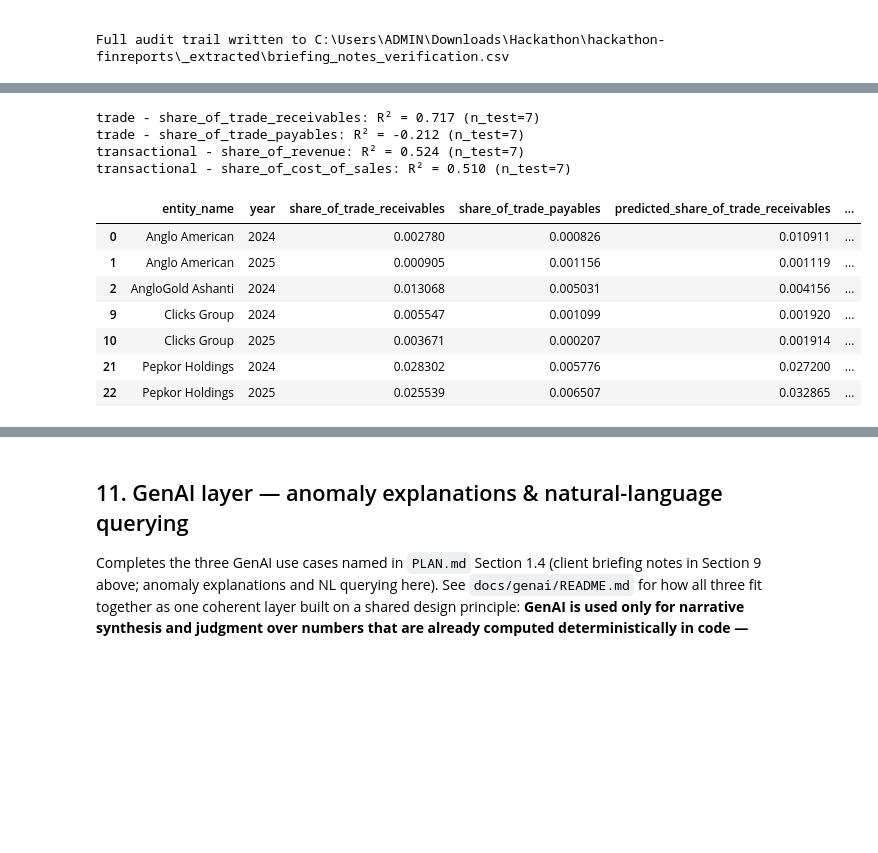
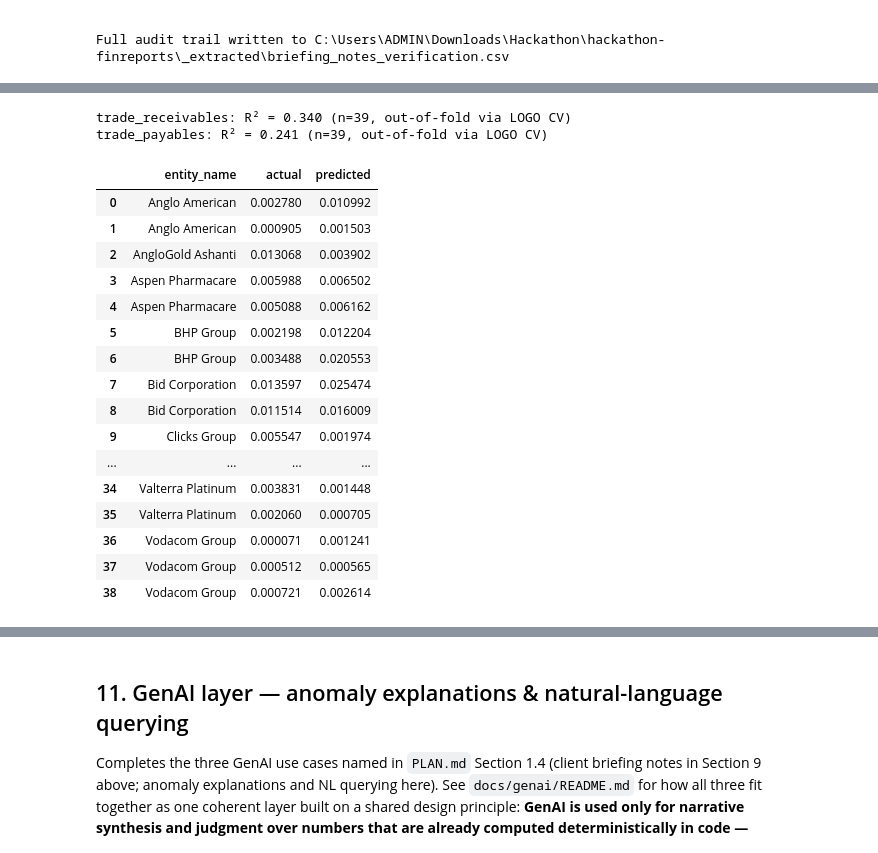
Before and after one commit to wiz-20/Root3, a Jupyter notebook: wallet_engine.ipynb, the cells around one changed output, grey strips where cells are left out. Drawn from its saved outputs; the diff is of its cells as text; code cells hidden in the pictures; blank space fills up the shorter version.

```diff
--- a/wallet_engine.ipynb
+++ b/wallet_engine.ipynb
@@ -386,42 +386,40 @@ def evaluate_pillar(name, X_cols, y_cols, internal_df, external_cols_ren):
 # %%
-trade_internal = pd.read_csv(GOLD_DIR / "trade_finance_gold.csv")
-trade_results = evaluate_pillar(
-    "trade",
-    X_cols=["synbank_trade_receivables", "synbank_trade_payables"],
-    y_cols={
-        "share_of_trade_receivables": ("synbank_trade_receivables", "trade_receivables"),
-        "share_of_trade_payables": ("synbank_trade_payables", "trade_payables"),
-    },
-    internal_df=trade_internal,
-    external_cols_ren={"trade_receivables_zar_m": "trade_receivables", "trade_payables_zar_m": "trade_payables"},
+def logo_results(X, y, groups, target_name, entity_col=None):
+    """Re-run elastic_net's LOGO CV at its best hyperparameters to get one honest
+    out-of-fold prediction per row (not a random subset) for the scatter plots below."""
+    best = elastic_net.best[target_name]
+    preds = elastic_net.logo_elastic_net_predictions(X, y, groups, best["alpha"], best["l1_ratio"])
+    results = pd.DataFrame({"entity_name": groups.values, "actual": y.values, "predicted": preds})
+    r2 = r2_score(results["actual"], results["predicted"])
+    print(f"{target_name}: R\u00b2 = {r2:.3f} (n={len(results)}, out-of-fold via LOGO CV)")
+    return results
+
+
+trade_receivables_results = logo_results(
+    elastic_net.X_trade, elastic_net.y_trade_receivables, elastic_net.groups_trade, "trade_receivables"
 )
-
-transactional_internal = pd.read_csv(GOLD_DIR / "transactional_banking_gold.csv").rename(
-    columns={"collections": "synbank_collections", "supplier_payments": "synbank_supplier_payments"}
+trade_payables_results = logo_results(
+    elastic_net.X_trade, elastic_net.y_trade_payables, elastic_net.groups_trade, "trade_payables"
 )
-transactional_results = evaluate_pillar(
-    "transactional",
-    X_cols=["synbank_collections", "synbank_supplier_payments"],
-    y_cols={
-        "share_of_revenue": ("synbank_collections", "revenue"),
-        "share_of_cost_of_sales": ("synbank_supplier_payments", "cost_of_sales"),
-    },
-    internal_df=transactional_internal,
-    external_cols_ren={"revenue_zar_m": "revenue", "cost_of_sales_zar_m": "cost_of_sales"},
-)
-
-trade_results
+trade_receivables_results
 # %% [output]
-trade - share_of_trade_receivables: R² = 0.717 (n_test=7)
-trade - share_of_trade_payables: R² = -0.212 (n_test=7)
-transactional - share_of_revenue: R² = 0.524 (n_test=7)
-transactional - share_of_cost_of_sales: R² = 0.510 (n_test=7)
+trade_receivables: R² = 0.340 (n=39, out-of-fold via LOGO CV)
+trade_payables: R² = 0.241 (n=39, out-of-fold via LOGO CV)
-|  | entity_name | year | share_of_trade_receivables | share_of_trade_payables | predicted_share_of_trade_receivables | ... |
-| 0 | Anglo American | 2024 | 0.002780 | 0.000826 | 0.010911 | ... |
-| 1 | Anglo American | 2025 | 0.000905 | 0.001156 | 0.001119 | ... |
-| 2 | AngloGold Ashanti | 2024 | 0.013068 | 0.005031 | 0.004156 | ... |
-| 9 | Clicks Group | 2024 | 0.005547 | 0.001099 | 0.001920 | ... |
-| 10 | Clicks Group | 2025 | 0.003671 | 0.000207 | 0.001914 | ... |
-| 21 | Pepkor Holdings | 2024 | 0.028302 | 0.005776 | 0.027200 | ... |
-| 22 | Pepkor Holdings | 2025 | 0.025539 | 0.006507 | 0.032865 | ... |
+|  | entity_name | actual | predicted |
+| 0 | Anglo American | 0.002780 | 0.010992 |
+| 1 | Anglo American | 0.000905 | 0.001503 |
+| 2 | AngloGold Ashanti | 0.013068 | 0.003902 |
+| 3 | Aspen Pharmacare | 0.005988 | 0.006502 |
+| 4 | Aspen Pharmacare | 0.005088 | 0.006162 |
+| 5 | BHP Group | 0.002198 | 0.012204 |
+| 6 | BHP Group | 0.003488 | 0.020553 |
+| 7 | Bid Corporation | 0.013597 | 0.025474 |
+| 8 | Bid Corporation | 0.011514 | 0.016009 |
+| 9 | Clicks Group | 0.005547 | 0.001974 |
+| ... | ... | ... | ... |
+| 34 | Valterra Platinum | 0.003831 | 0.001448 |
+| 35 | Valterra Platinum | 0.002060 | 0.000705 |
+| 36 | Vodacom Group | 0.000071 | 0.001241 |
+| 37 | Vodacom Group | 0.000512 | 0.000565 |
+| 38 | Vodacom Group | 0.000721 | 0.002614 |
 # %%
```
Also changed, not shown: parts of 6 cells of this notebook.
